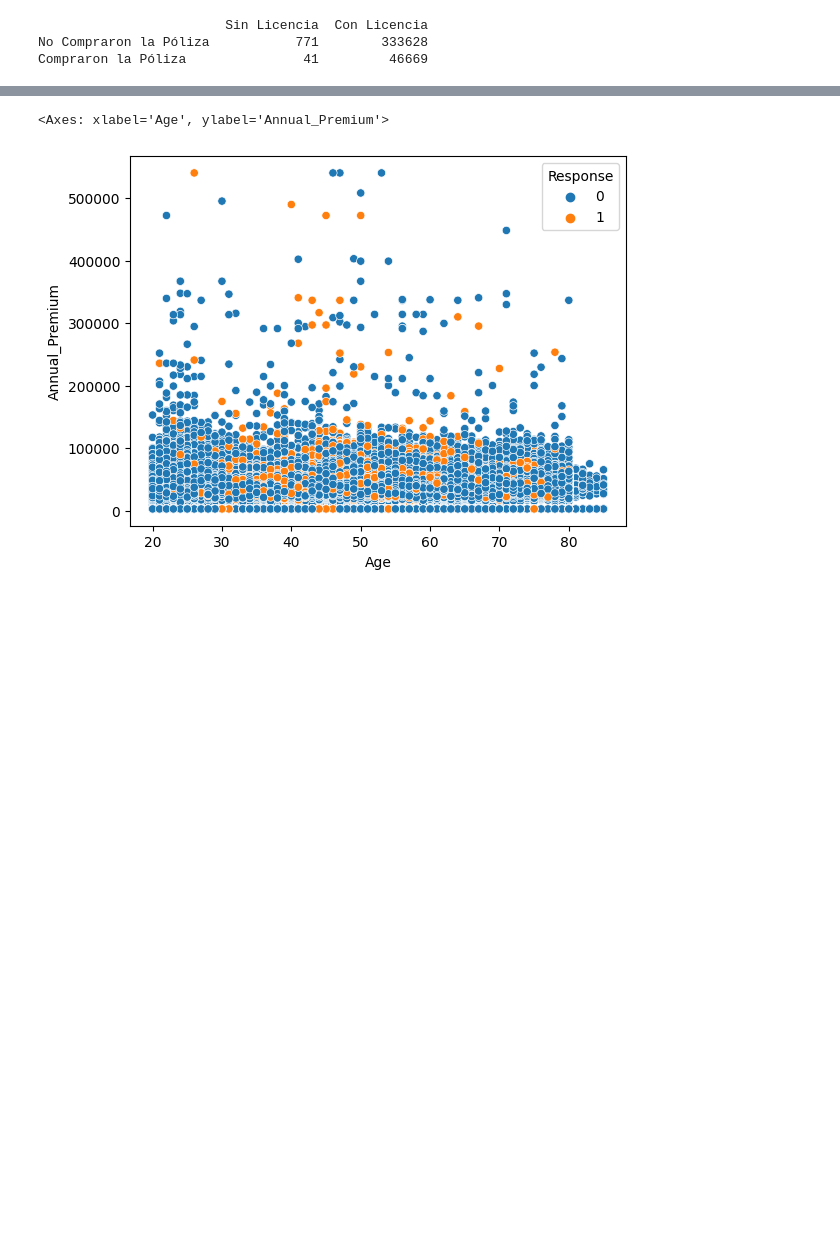
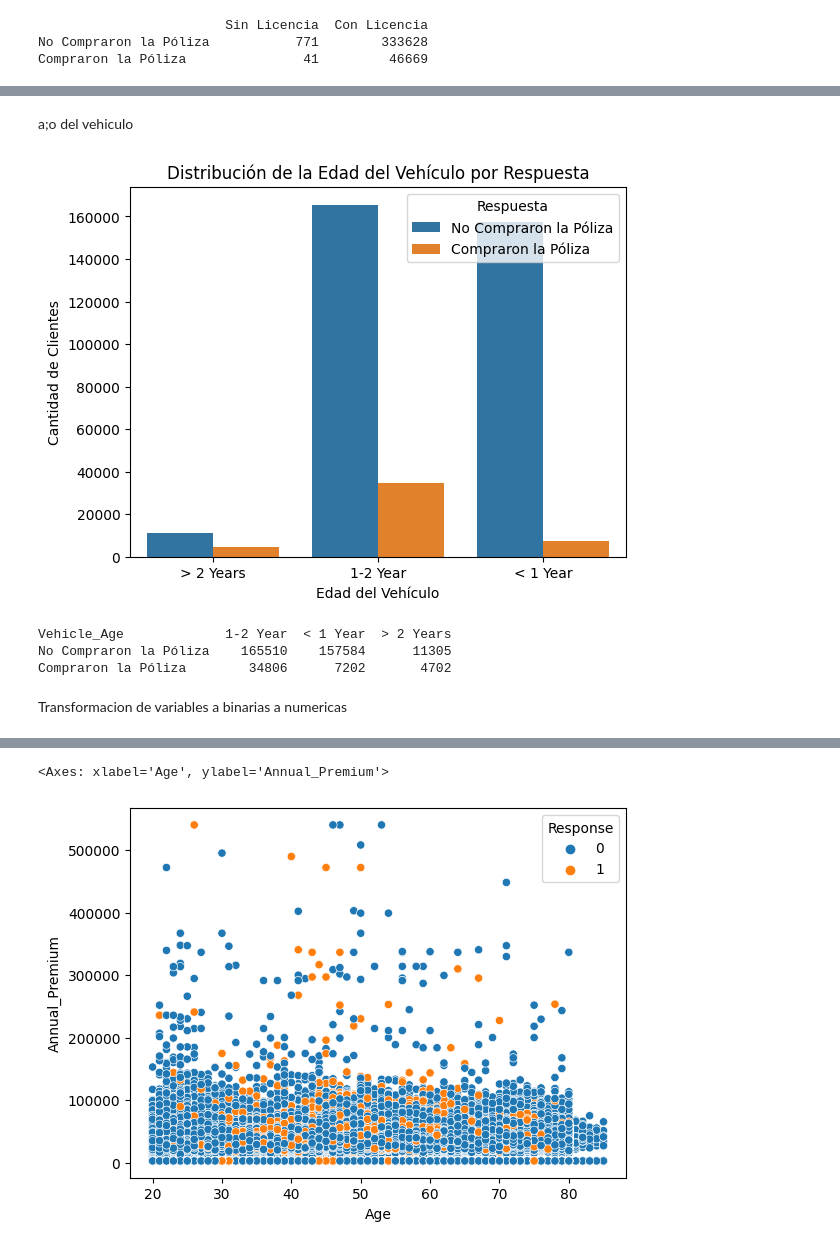
Before and after one commit to ActuaryVlad/tesisAi, a Jupyter notebook: jupyter tesis.ipynb, the cells around one changed output, grey strips where cells are left out. Drawn from its saved outputs; the diff is of its cells as text; code cells hidden in the pictures; blank space fills up the shorter version.

```diff
--- a/jupyter tesis.ipynb
+++ b/jupyter tesis.ipynb
@@ -249,0 +303,21 @@ Compraron la Póliza               41         46669
+# %% [markdown]
+a;o del vehiculo
+# %%
+sns.countplot(x='Vehicle_Age', hue='Response', data=train)
+plt.xlabel('Edad del Vehículo')
+plt.ylabel('Cantidad de Clientes')
+plt.title('Distribución de la Edad del Vehículo por Respuesta')
+plt.legend(title='Respuesta', labels=['No Compraron la Póliza', 'Compraron la Póliza'])
+plt.show()
+# %% [output]
+[figure, added]
+# %%
+cross_tab_vehicle_age = pd.crosstab(train['Response'], train['Vehicle_Age'])
+cross_tab_vehicle_age.index = ['No Compraron la Póliza', 'Compraron la Póliza']
+print(cross_tab_vehicle_age)
+# %% [output]
+Vehicle_Age             1-2 Year  < 1 Year  > 2 Years
+No Compraron la Póliza    165510    157584      11305
+Compraron la Póliza        34806      7202       4702
+# %% [markdown]
+Transformacion de variables a binarias a numericas
```
Also changed, not shown: parts of 19 cells of this notebook.
